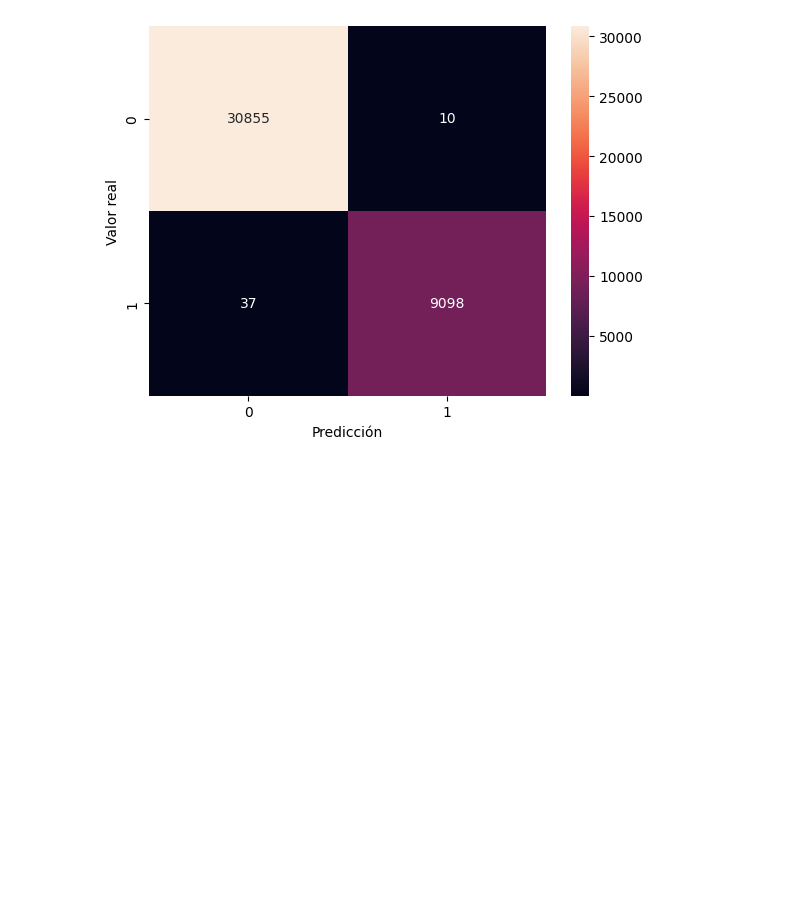
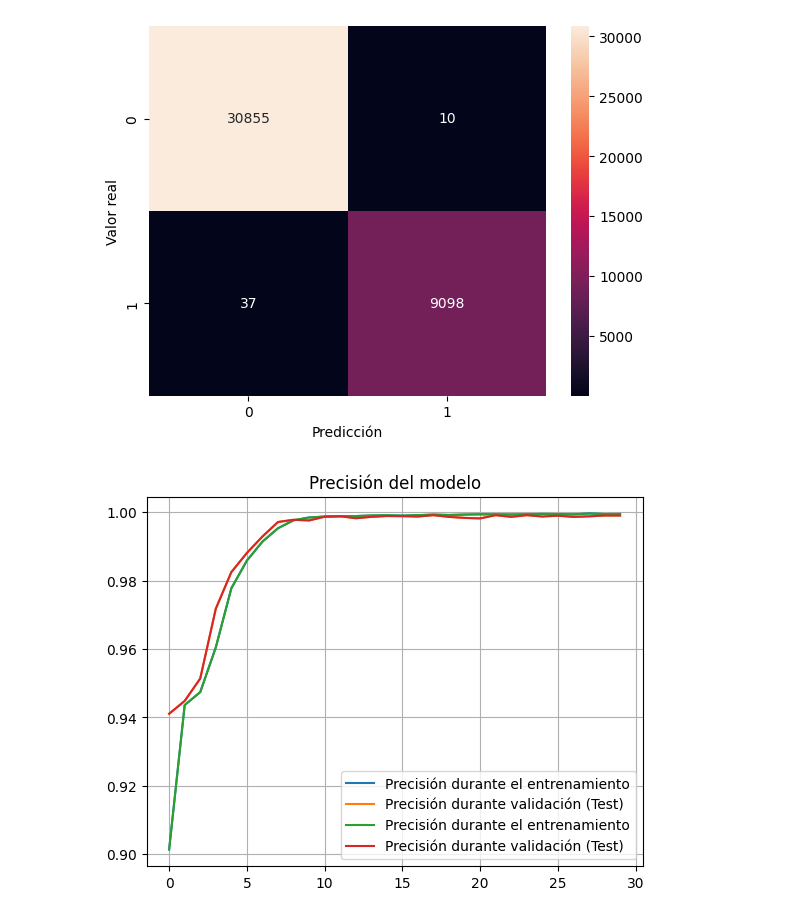
Before and after one commit to emmdaz/Global-House-Purchase-Decision-ANN, a Jupyter notebook: Global-House-Purchase-Decision-ANN-Final-Model.ipynb, the cells around one changed output. Saved outputs shown, nothing was run; the diff lists cells and outputs as text; code cells hidden in the pictures; blank space fills up the shorter version.

Commit message:
Modelo final. Se agregaron las gráficas de la precisión del modeo durante el entrenamiento y la función de costo.

```diff
--- a/Global-House-Purchase-Decision-ANN-Final-Model.ipynb
+++ b/Global-House-Purchase-Decision-ANN-Final-Model.ipynb
@@ -281,3 +281,13 @@ plt.show()
 # %% [output]
 1250/1250 [==============================] - 1s 608us/step
 [figure]
+# %%
+plt.plot(history.history["accuracy"], label = "Precisión durante el entrenamiento")
+plt.plot(history.history["val_accuracy"], label="Precisión durante validación (Test)")
+plt.title("Precisión del modelo")
+
+plt.grid()
+plt.legend()
+plt.show()
+# %% [output]
+[figure, added]
```
Also changed, not shown: parts of 1 cell of this notebook.
